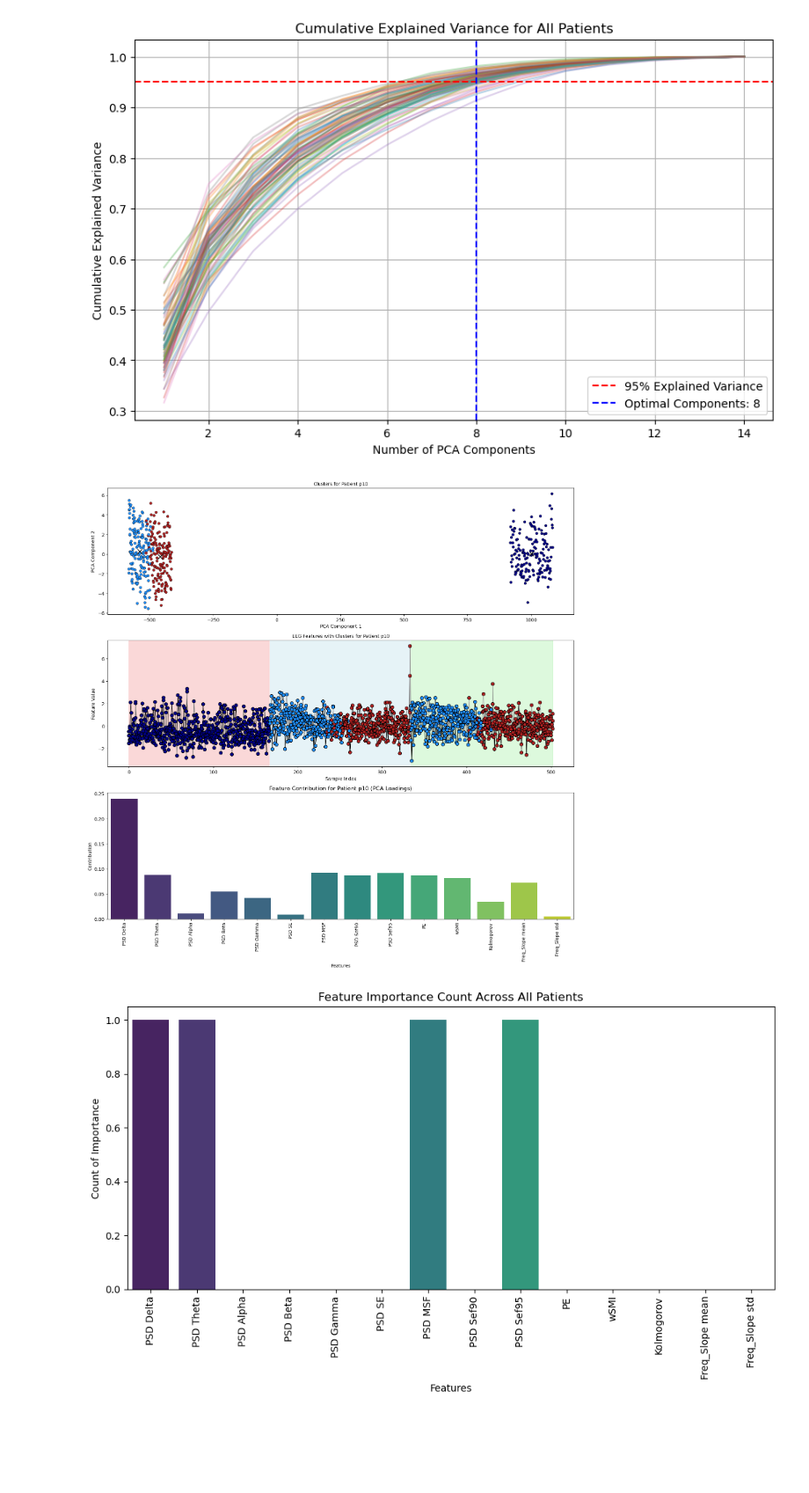
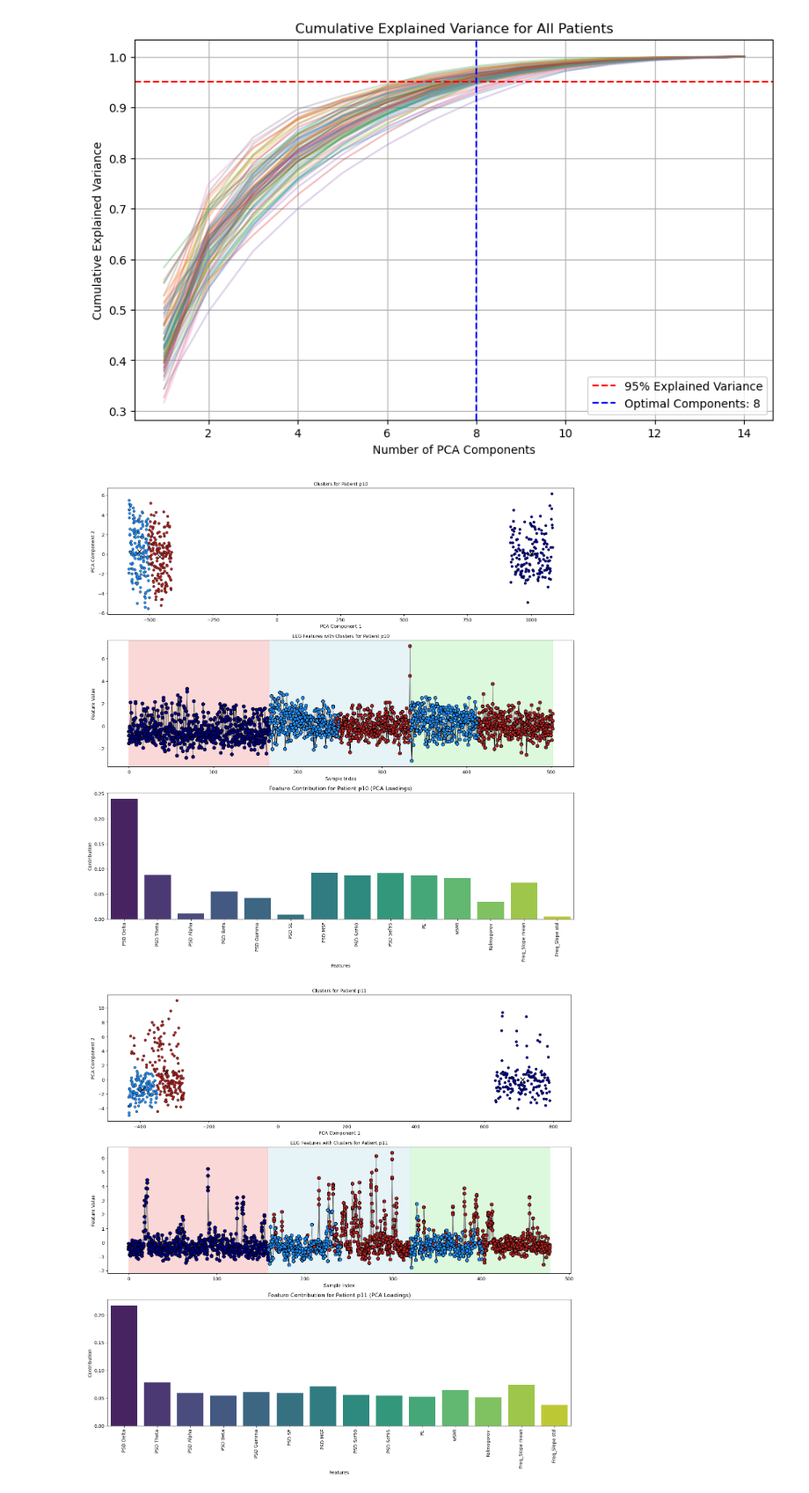
Before and after one commit to RasDTU02/EEGBachelorProjekt, a Jupyter notebook: Complete GMM for all patients (currect workspace).ipynb, the cells around one changed output. Shown at 88% size. Cells and saved outputs as stored; diff of their text form; code cells hidden in the pictures; blank space fills up the shorter version.

```diff
--- a/Complete GMM for all patients (currect workspace).ipynb
+++ b/Complete GMM for all patients (currect workspace).ipynb
@@ -247,34 +247,35 @@ def combined_plot_for_each_patient(patient_data, patients, n_components_pca=5, n
         combined_pca_df = pd.concat(all_pca_data, ignore_index=True)
         combined_pca_df['Patient'] = all_patient_labels
         pair_plot = sns.pairplot(combined_pca_df, hue='Patient', height=1.5, aspect=1, plot_kws={'s': 10}, diag_kind='hist')
         pair_plot._legend.remove()
         plt.suptitle("Combined PCA Pair Plot for All Patients", y=1.02)
 
         pca_image_path = output_pca_path.replace('.pdf', '_temp.png')
         pair_plot.savefig(pca_image_path, dpi=300, bbox_inches='tight')
+        plt.show()
         plt.close()
 
         if save_to_pdf:
             with PdfPages(output_pca_path) as pdf:
                 img = plt.imread(pca_image_path)
                 img_height, img_width = img.shape[0:2]
                 fig, ax = plt.subplots(figsize=(img_width / 100, img_height / 100))
                 ax.imshow(img)
                 ax.axis('off')
                 pdf.savefig(fig, bbox_inches='tight')
                 plt.close(fig)
 
         if os.path.exists(pca_image_path):
             os.remove(pca_image_path)
 
 
-patients = ['p10']
+patients = ['p10','p11']
 
 # Example
-combined_plot_for_each_patient(patient_data, patients, n_components_pca=8, n_components_gmm=3, feature_importance=True, pca_plot=True)
+combined_plot_for_each_patient(patient_data, patients, n_components_pca=2, n_components_gmm=3, feature_importance=False, pca_plot=False)
 
 # Render and export all
 #combined_plot_for_each_patient(patient_data, patients, n_components_pca=8, n_components_gmm=3, save_to_pdf=True, feature_importance=True, pca_plot=True, output_pdf_path='PDF files\\All features\\Patientplots_1.pdf', contribution_pdf_path='PDF files\\All features\\Featureplots_1.pdf',output_pca_path = 'PDF files\\All features\\PCAplots_1.pdf')
 # %% [output]
-[figure, old version]
+[figure, new version]
-[figure, old version]
+[figure, new version]
```
Also changed, not shown: 2 other files.
